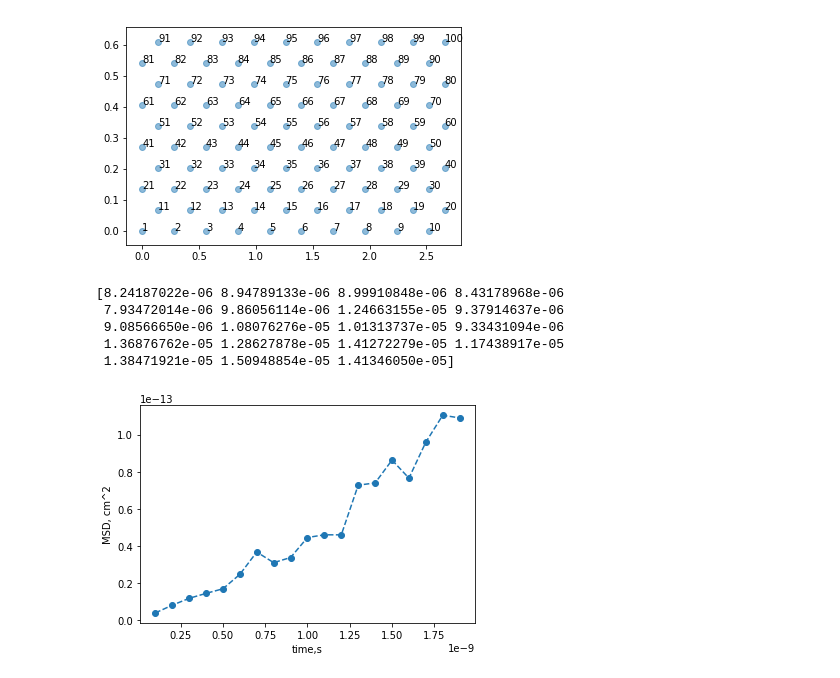
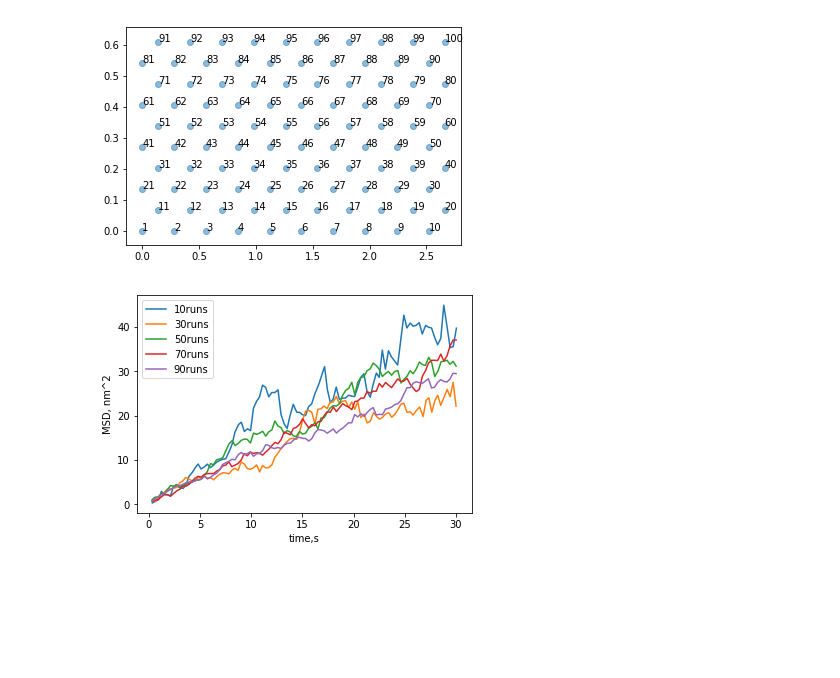
Before and after one commit to Abiyouxin/2D_hopping, a Jupyter notebook: hexagonal_lattice_2.2.ipynb, the cells around one changed output. Drawn from its saved outputs; the diff is of its cells as text; code cells hidden in the pictures; blank space fills up the shorter version.

```diff
--- a/hexagonal_lattice_2.2.ipynb
+++ b/hexagonal_lattice_2.2.ipynb
@@ -202,39 +118,3 @@ def simulation(E_act, time_limit, noise, temp, no_of_runs):
-# %%
-E = np.random.uniform(-1, 1, (N**2))
-tot_time = 1.0e-10
-time_limit = 1.0e-10
-
-E_act = 0.18
-t = 1.0e-10
-noise = 0
-temp = 278
-no_of_runs = 100
-
-x_time = np.array([])
-y_msd = np.array([])
-y_diff_coeff = np.array([])
-while tot_time < time_limit*20:
-    x_time = np.append(x_time, t)
-    results = simulation(E_act, t, noise, temp, no_of_runs)
-
-    msd = results['squared displacement,cm^2'].mean()
-    y_msd = np.append(y_msd, msd)
-    mean_diff_coeff = results['diffusion coefficient,cm^2/s'].mean()
-    y_diff_coeff = np.append(y_diff_coeff, mean_diff_coeff)
-    t += time_limit
-    tot_time += time_limit
-
-#print(y_msd)
-#print(x_time)
-print(y_diff_coeff)
-plt.plot(x_time, y_msd, linestyle='--', marker='o')
-plt.xlabel('time,s')
-plt.ylabel('MSD, cm^2')
-plt.show()
-# %% [output]
-[8.24187022e-06 8.94789133e-06 8.99910848e-06 8.43178968e-06
- 7.93472014e-06 9.86056114e-06 1.24663155e-05 9.37914637e-06
- 9.08566650e-06 1.08076276e-05 1.01313737e-05 9.33431094e-06
- 1.36876762e-05 1.28627878e-05 1.41272279e-05 1.17438917e-05
- 1.38471921e-05 1.50948854e-05 1.41346050e-05]
-[figure, removed]
+# %%
+'''noise at lattice points'''
+E = np.random.uniform(-0.1, 0.1, (N**2))
@@ -240,0 +215,25 @@ plt.show()
+# %%
+# array storing number of repeats
+no_repeat = np.array(list(range(10,110,20)))
+'''repeat simulation (starting at different intial positions) and calculating mean squared displacement'''
+for r in np.nditer(no_repeat):
+    record = pd.DataFrame([])
+    for m in range(int(r)):
+        run = Simulation(0.7, 30, 1, 278, 100)
+        data = run.kmc()
+        record = pd.concat([record, data], axis=1, sort=False)
+    MSD = record.iloc[:, 1::2]
+    time = record.iloc[:, 0::2]
+    MSD_mean = MSD.mean(axis=1)
+    time_mean = time.mean(axis=1)
+    MSD_std = MSD.std(axis=1)
+    plt.errorbar(time_mean, MSD_mean, label=f'{r}runs')
+
+plt.legend(loc='upper left')
+plt.xlabel('time,s')
+plt.ylabel('MSD, nm^2')
+plt.savefig('compare_no_runs')
+plt.show()
+plt.close()
+# %% [output]
+[figure, added]
```
Also changed, not shown: parts of 4 cells of this notebook.
